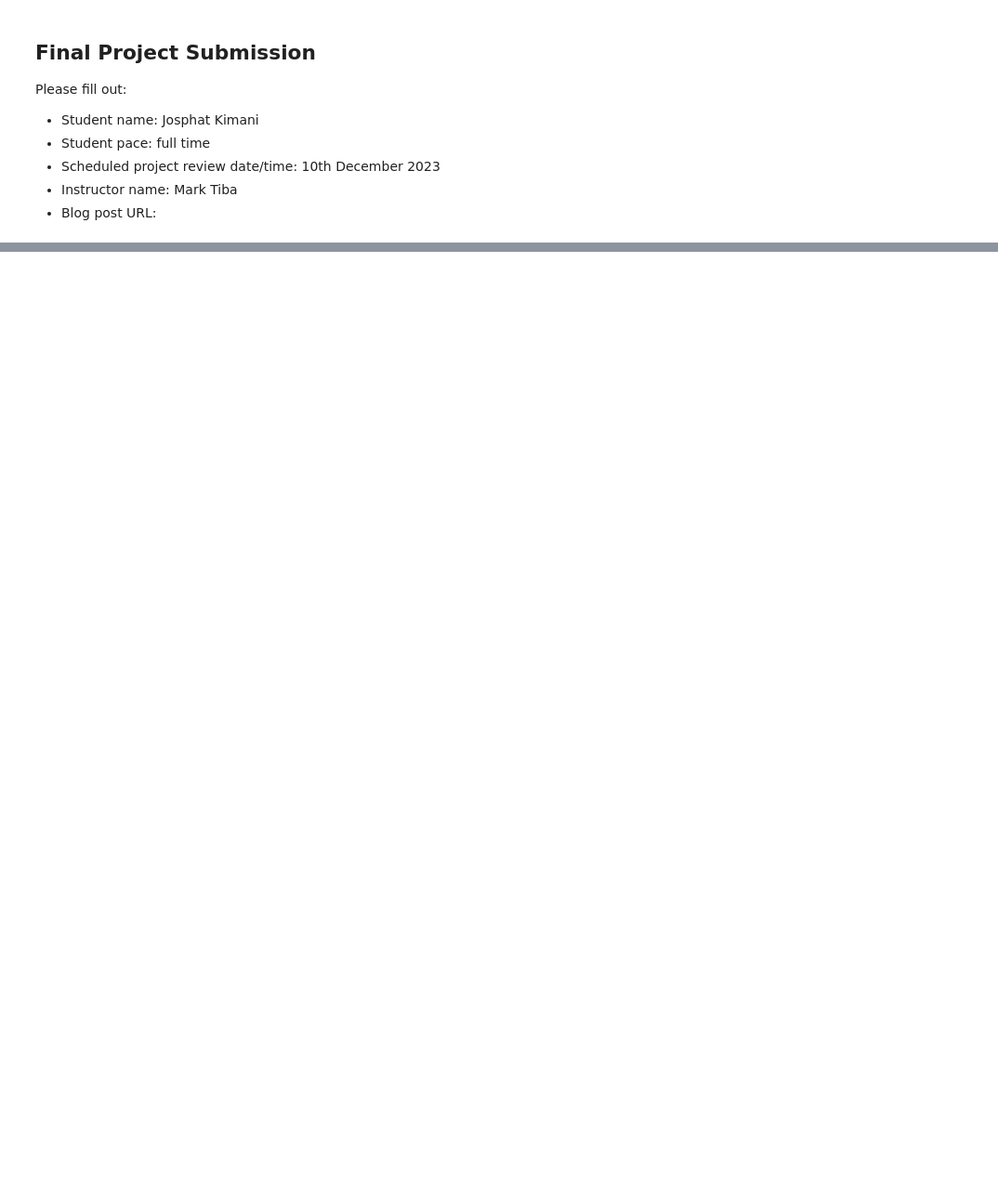
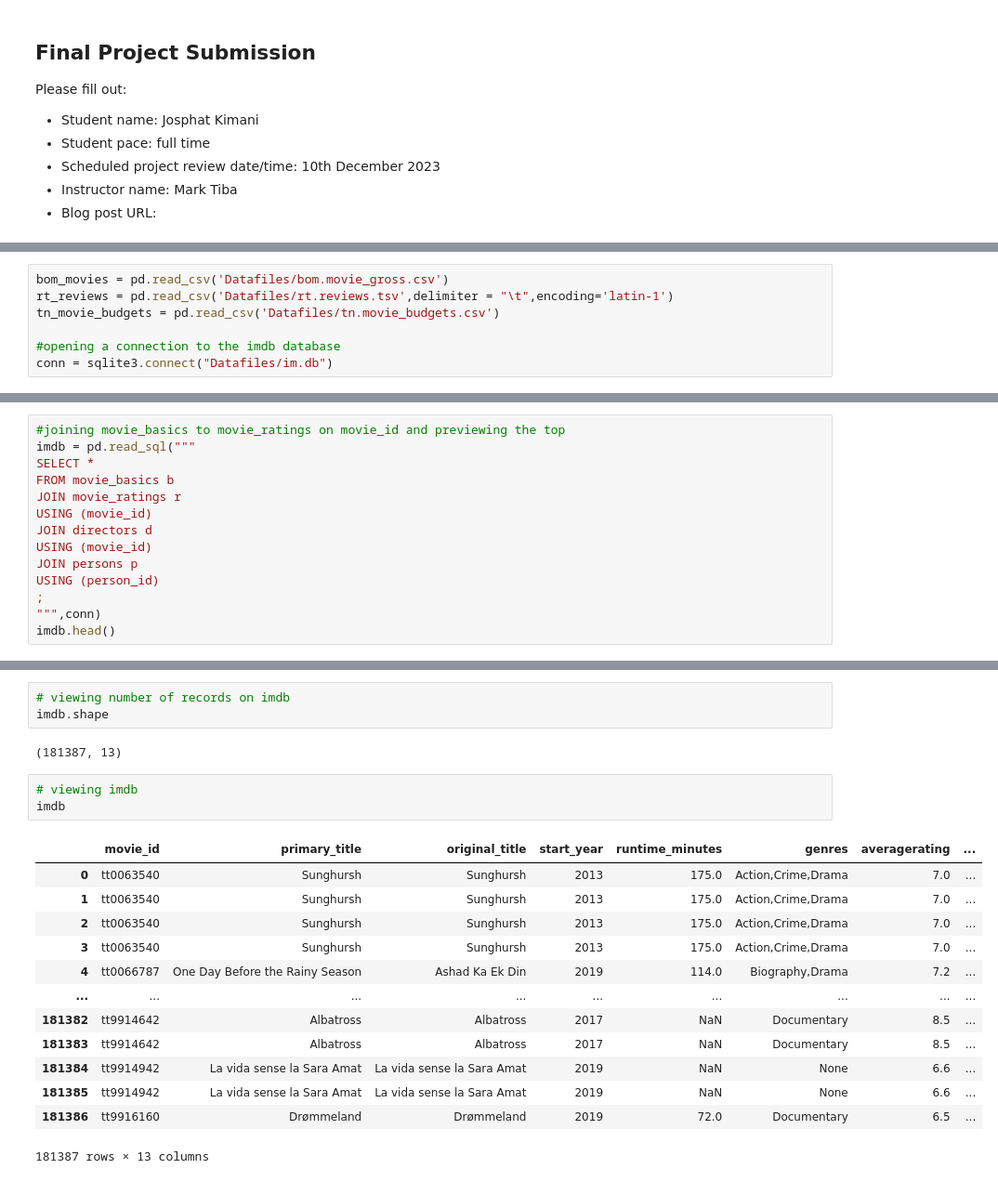
Before and after one commit to Josphatkimani/MS_Movie_Analysis_Project, a Jupyter notebook: movies.ipynb, the cells around one changed output, grey strips where cells are left out. Shown: that part at 93% size. Saved outputs shown, nothing was run; the diff lists cells and outputs as text; blank space fills up the shorter version.

```diff
--- a/movies.ipynb
+++ b/movies.ipynb
@@ -80,0 +98,7 @@ For this analysis, we are utilizing four datasets, namely bom.movie_gross.csv,rt
+# %%
+bom_movies = pd.read_csv('Datafiles/bom.movie_gross.csv')
+rt_reviews = pd.read_csv('Datafiles/rt.reviews.tsv',delimiter = "\t",encoding='latin-1')
+tn_movie_budgets = pd.read_csv('Datafiles/tn.movie_budgets.csv')
+
+#opening a connection to the imdb database
+conn = sqlite3.connect("Datafiles/im.db")
@@ -80,0 +423,14 @@ For this analysis, we are utilizing four datasets, namely bom.movie_gross.csv,rt
+# %%
+#joining movie_basics to movie_ratings on movie_id and previewing the top
+imdb = pd.read_sql("""
+SELECT *
+FROM movie_basics b
+JOIN movie_ratings r
+USING (movie_id)
+JOIN directors d
+USING (movie_id)
+JOIN persons p
+USING (person_id)
+;
+""",conn)
+imdb.head()
@@ -80,0 +471,22 @@ For this analysis, we are utilizing four datasets, namely bom.movie_gross.csv,rt
+# %%
+# viewing number of records on imdb
+imdb.shape
+# %% [output]
+(181387, 13)
+# %%
+# viewing imdb
+imdb
+# %% [output]
+|  | movie_id | primary_title | original_title | start_year | runtime_minutes | genres | averagerating | ... |
+| 0 | tt0063540 | Sunghursh | Sunghursh | 2013 | 175.0 | Action,Crime,Drama | 7.0 | ... |
+| 1 | tt0063540 | Sunghursh | Sunghursh | 2013 | 175.0 | Action,Crime,Drama | 7.0 | ... |
+| 2 | tt0063540 | Sunghursh | Sunghursh | 2013 | 175.0 | Action,Crime,Drama | 7.0 | ... |
+| 3 | tt0063540 | Sunghursh | Sunghursh | 2013 | 175.0 | Action,Crime,Drama | 7.0 | ... |
+| 4 | tt0066787 | One Day Before the Rainy Season | Ashad Ka Ek Din | 2019 | 114.0 | Biography,Drama | 7.2 | ... |
+| ... | ... | ... | ... | ... | ... | ... | ... | ... |
+| 181382 | tt9914642 | Albatross | Albatross | 2017 | NaN | Documentary | 8.5 | ... |
+| 181383 | tt9914642 | Albatross | Albatross | 2017 | NaN | Documentary | 8.5 | ... |
+| 181384 | tt9914942 | La vida sense la Sara Amat | La vida sense la Sara Amat | 2019 | NaN | None | 6.6 | ... |
+| 181385 | tt9914942 | La vida sense la Sara Amat | La vida sense la Sara Amat | 2019 | NaN | None | 6.6 | ... |
+| 181386 | tt9916160 | Drømmeland | Drømmeland | 2019 | 72.0 | Documentary | 6.5 | ... |
+181387 rows × 13 columns
```
Also changed, not shown: parts of 46 cells of this notebook.
